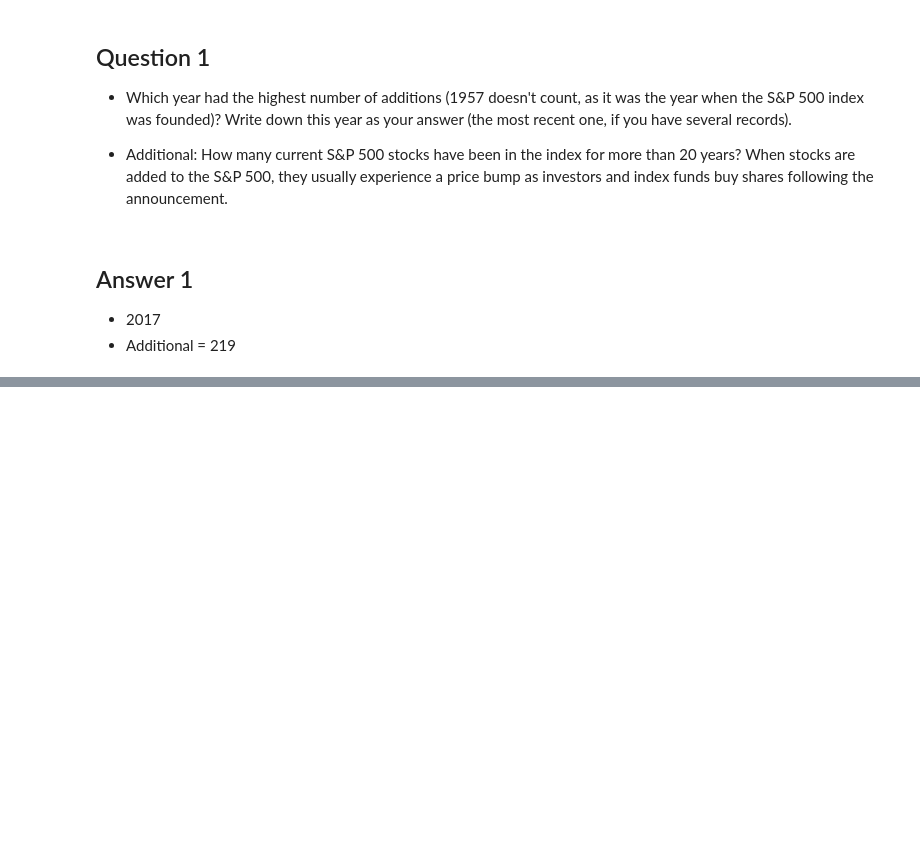
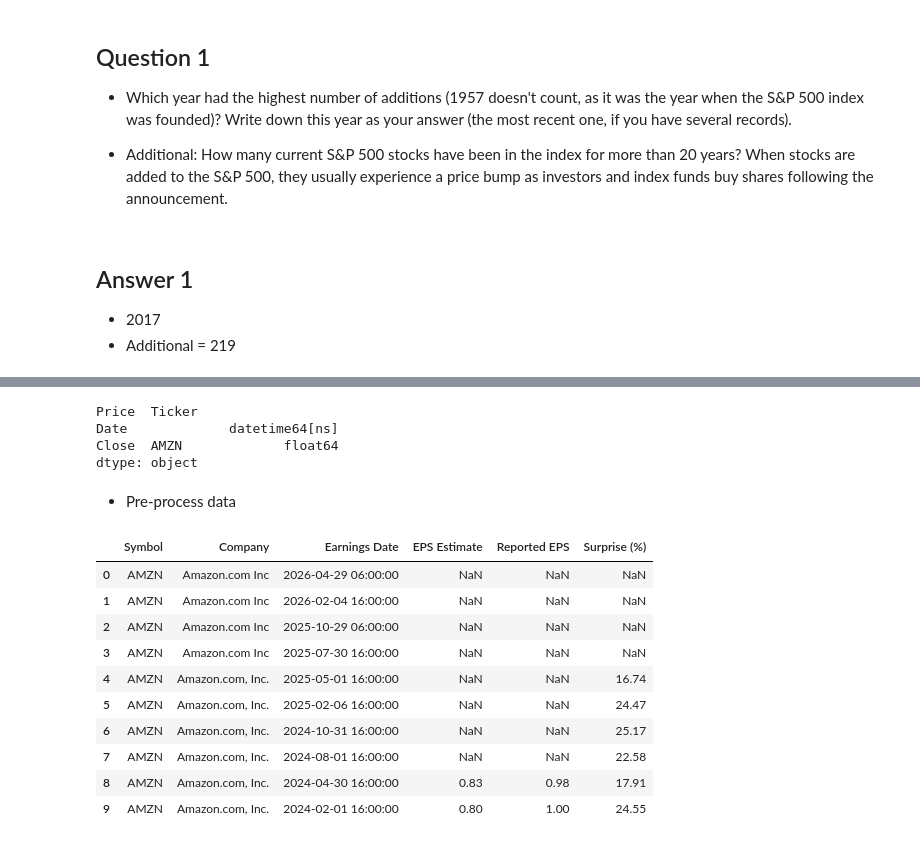
Before and after one commit to Maxkaizo/stock-markets-analytics-zoomcamp, a Jupyter notebook: 01-intro-and-data-sources/homework.ipynb, the cells around one changed output, grey strips where cells are left out. Drawn from its saved outputs; the diff is of its cells as text; code cells hidden in the pictures; blank space fills up the shorter version.

```diff
--- a/01-intro-and-data-sources/homework.ipynb
+++ b/01-intro-and-data-sources/homework.ipynb
@@ -176,0 +551,9 @@ tickers[tickers.age > 20].shape[0]
+# %%
+amzn.dtypes
+# %% [output]
+Price  Ticker
+Date             datetime64[ns]
+Close  AMZN             float64
+dtype: object
+# %% [markdown]
+- Pre-process data
@@ -176,0 +565,14 @@ tickers[tickers.age > 20].shape[0]
+# %%
+earnings.head(10)
+# %% [output]
+|  | Symbol | Company | Earnings Date | EPS Estimate | Reported EPS | Surprise (%) |
+| 0 | AMZN | Amazon.com Inc | 2026-04-29 06:00:00 | NaN | NaN | NaN |
+| 1 | AMZN | Amazon.com Inc | 2026-02-04 16:00:00 | NaN | NaN | NaN |
+| 2 | AMZN | Amazon.com Inc | 2025-10-29 06:00:00 | NaN | NaN | NaN |
+| 3 | AMZN | Amazon.com Inc | 2025-07-30 16:00:00 | NaN | NaN | NaN |
+| 4 | AMZN | Amazon.com, Inc. | 2025-05-01 16:00:00 | NaN | NaN | 16.74 |
+| 5 | AMZN | Amazon.com, Inc. | 2025-02-06 16:00:00 | NaN | NaN | 24.47 |
+| 6 | AMZN | Amazon.com, Inc. | 2024-10-31 16:00:00 | NaN | NaN | 25.17 |
+| 7 | AMZN | Amazon.com, Inc. | 2024-08-01 16:00:00 | NaN | NaN | 22.58 |
+| 8 | AMZN | Amazon.com, Inc. | 2024-04-30 16:00:00 | 0.83 | 0.98 | 17.91 |
+| 9 | AMZN | Amazon.com, Inc. | 2024-02-01 16:00:00 | 0.80 | 1.00 | 24.55 |
```
Also changed, not shown: parts of 70 cells of this notebook, 1 other file.
